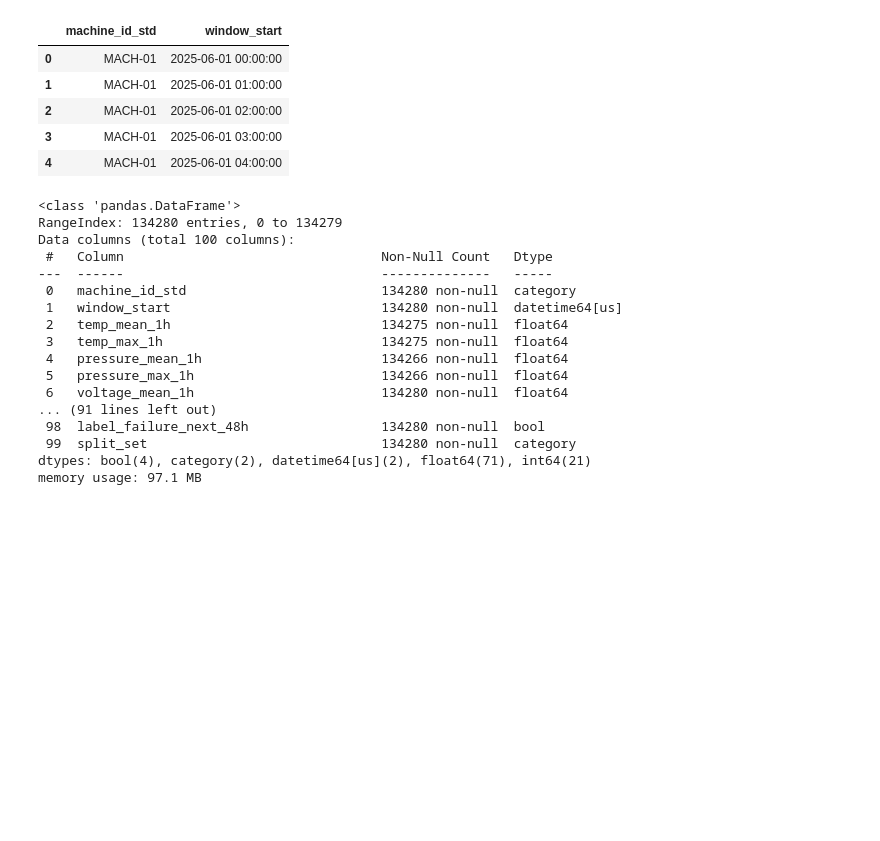
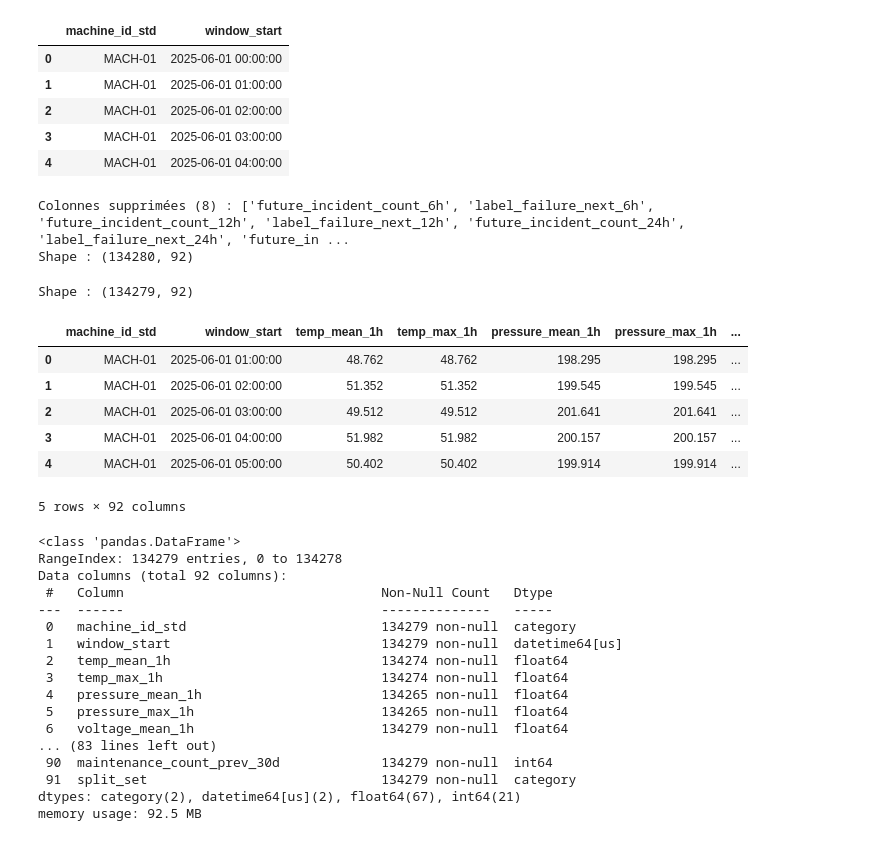
Before and after one commit to kenji21/indusense_tp, a Jupyter notebook: 01_maintenance_ml.ipynb, the cells around one changed output. Cells and saved outputs as stored; diff of their text form; code cells hidden in the pictures; blank space fills up the shorter version.

Commit message:
Suppresion identifiants et colonne 'du futur'

```diff
--- a/01_maintenance_ml.ipynb
+++ b/01_maintenance_ml.ipynb
@@ -36,23 +36,46 @@ gold[['machine_id_std', 'window_start']].head()
 | 2 | MACH-01 | 2025-06-01 02:00:00 |
 | 3 | MACH-01 | 2025-06-01 03:00:00 |
 | 4 | MACH-01 | 2025-06-01 04:00:00 |
+# %%
+dropped_cols = [c for c in gold.columns if c.startswith('future_') or '_next_' in c]
+gold = gold.drop(columns=dropped_cols)
+
+print(f'Colonnes supprimées ({len(dropped_cols)}) :', dropped_cols)
+print('Shape :', gold.shape)
+# %% [output]
+Colonnes supprimées (8) : ['future_incident_count_6h', 'label_failure_next_6h', 'future_incident_count_12h', 'label_failure_next_12h', 'future_incident_count_24h', 'label_failure_next_24h', 'future_in ...
+Shape : (134280, 92)
+# %%
+gold = gold.iloc[1:].reset_index(drop=True)
+
+print('Shape :', gold.shape)
+gold.head()
+# %% [output]
+Shape : (134279, 92)
+|  | machine_id_std | window_start | temp_mean_1h | temp_max_1h | pressure_mean_1h | pressure_max_1h | ... |
+| 0 | MACH-01 | 2025-06-01 01:00:00 | 48.762 | 48.762 | 198.295 | 198.295 | ... |
+| 1 | MACH-01 | 2025-06-01 02:00:00 | 51.352 | 51.352 | 199.545 | 199.545 | ... |
+| 2 | MACH-01 | 2025-06-01 03:00:00 | 49.512 | 49.512 | 201.641 | 201.641 | ... |
+| 3 | MACH-01 | 2025-06-01 04:00:00 | 51.982 | 51.982 | 200.157 | 200.157 | ... |
+| 4 | MACH-01 | 2025-06-01 05:00:00 | 50.402 | 50.402 | 199.914 | 199.914 | ... |
+5 rows × 92 columns
 # %%
 gold.info()
 # %% [output]
 <class 'pandas.DataFrame'>
-RangeIndex: 134280 entries, 0 to 134279
-Data columns (total 100 columns):
+RangeIndex: 134279 entries, 0 to 134278
+Data columns (total 92 columns):
  #   Column                                 Non-Null Count   Dtype
 ---  ------                                 --------------   -----
- 0   machine_id_std                         134280 non-null  category
- 1   window_start                           134280 non-null  datetime64[us]
- 2   temp_mean_1h                           134275 non-null  float64
- 3   temp_max_1h                            134275 non-null  float64
- 4   pressure_mean_1h                       134266 non-null  float64
- 5   pressure_max_1h                        134266 non-null  float64
- 6   voltage_mean_1h                        134280 non-null  float64
-... (91 lines left out)
- 98  label_failure_next_48h                 134280 non-null  bool
- 99  split_set                              134280 non-null  category
-dtypes: bool(4), category(2), datetime64[us](2), float64(71), int64(21)
-memory usage: 97.1 MB
+ 0   machine_id_std                         134279 non-null  category
+ 1   window_start                           134279 non-null  datetime64[us]
+ 2   temp_mean_1h                           134274 non-null  float64
+ 3   temp_max_1h                            134274 non-null  float64
+ 4   pressure_mean_1h                       134265 non-null  float64
+ 5   pressure_max_1h                        134265 non-null  float64
+ 6   voltage_mean_1h                        134279 non-null  float64
+... (83 lines left out)
+ 90  maintenance_count_prev_30d             134279 non-null  int64
+ 91  split_set                              134279 non-null  category
+dtypes: category(2), datetime64[us](2), float64(67), int64(21)
+memory usage: 92.5 MB
```
